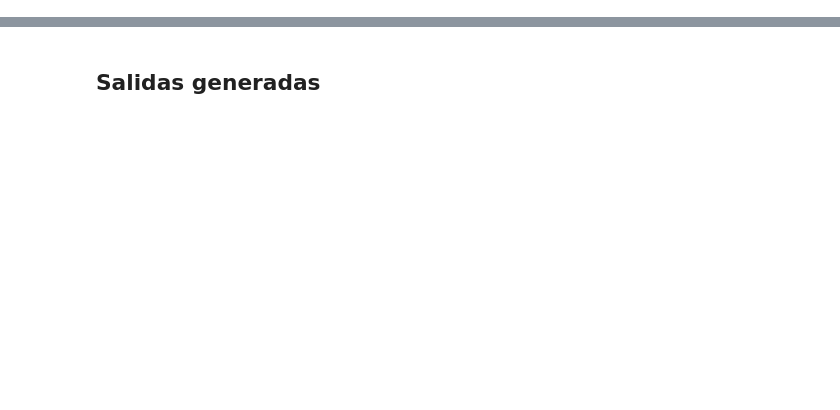
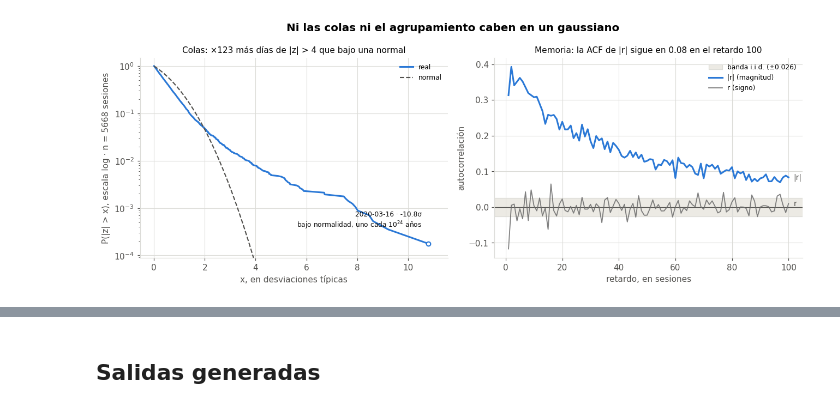
Before and after one commit to Romequinco/TALLER_GENERATIVOS, a Jupyter notebook: notebooks/00_datos_y_features.ipynb, the cells around one changed output, grey strips where cells are left out. Drawn from its saved outputs; the diff is of its cells as text; code cells hidden in the pictures; blank space fills up the shorter version.

```diff
--- a/notebooks/00_datos_y_features.ipynb
+++ b/notebooks/00_datos_y_features.ipynb
@@ -172,0 +285,16 @@ formato, y pesa una fracción.
+# %%
+r = canales["ret_sp500"]
+extremos = ["ret_sp500", "ret_sector_financiero", "ret_sector_consumo_cic", "ret_sector_energia"]
+tabla = (features.hechos_estilizados(canales[extremos])
+         .drop(index="beta_acf_abs")   # banda medida [0,35 - 1,20]: inservible, ver arriba
+         .rename(columns=lambda c: c.replace("ret_sector_", "").replace("ret_", ""))
+         .join(features.banda_bootstrap(r)).join(features.calibracion_hechos()))
+
+fig, ejes = plt.subplots(1, 2, figsize=(12, 4.6))
+viz.supervivencia_colas(r, eje=ejes[0])
+viz.autocorrelacion_absolutos(r, eje=ejes[1])
+fig.suptitle("Ni las colas ni el agrupamiento caben en un gaussiano", fontsize=13, fontweight="bold")
+viz.guardar(fig, "colas_y_agrupamiento")
+
+tabla.round(3)
+# %% [output]
@@ -172,0 +312 @@ formato, y pesa una fracción.
+[figure, added]
```
Also changed, not shown: parts of 29 cells of this notebook, 12 other files.
